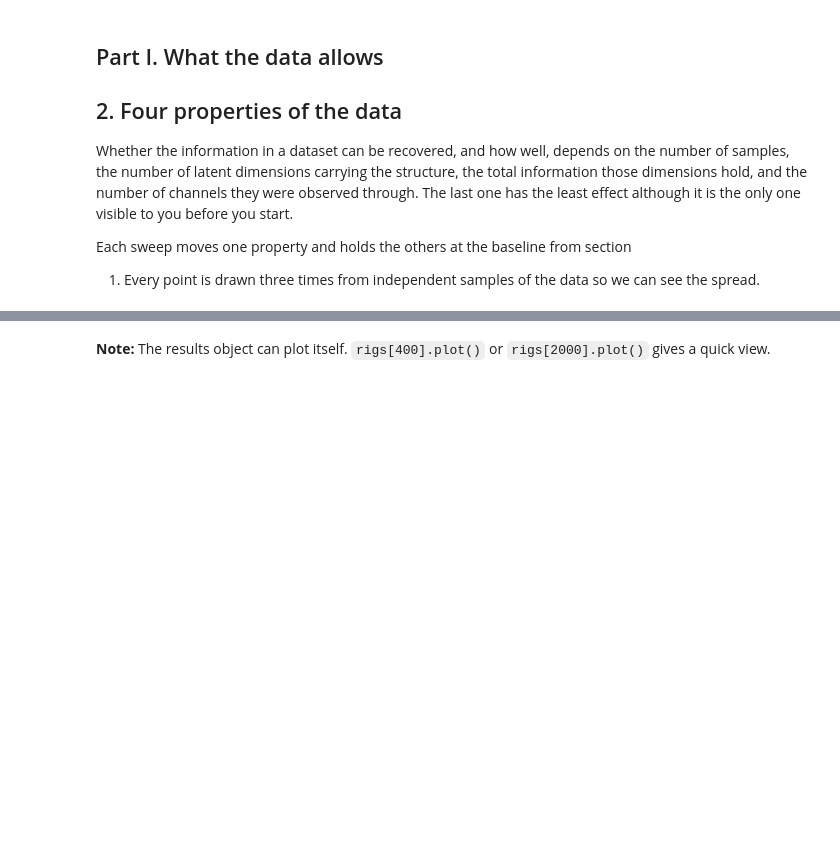
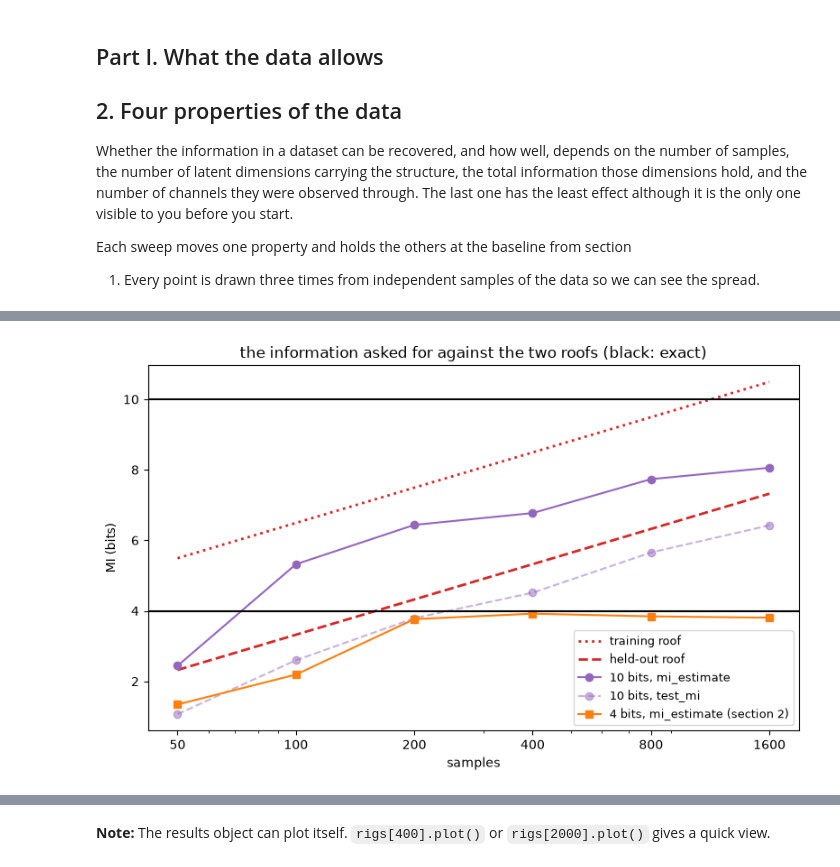
Before and after one commit to eslam-abdelaleem/NeuralMI, a Jupyter notebook: tutorials/02_Your_First_Number.ipynb, the cells around one changed output, grey strips where cells are left out. Cells and saved outputs as stored; diff of their text form; code cells hidden in the pictures; blank space fills up the shorter version.

```diff
--- a/tutorials/02_Your_First_Number.ipynb
+++ b/tutorials/02_Your_First_Number.ipynb
@@ -681 +691,26 @@ starved, 10 bits          400   10.0 |       7.464        360     8.49 |    4.67
+# %%
+fig, ax = plt.subplots(figsize=(8, 5))
+ax.plot(GRID_N, [high[n].get('train_ceiling_mi') for n in GRID_N], ':', color='tab:red',
+        lw=2, label='training roof')
+ax.plot(GRID_N, [high[n].get('test_ceiling_mi') for n in GRID_N], '--', color='tab:red',
+        lw=2, label='held-out roof')
+ax.plot(GRID_N, [high[n].mi_estimate for n in GRID_N], 'o-', color='tab:purple',
+        label=f'{HIGH_MI:.0f} bits, mi_estimate')
+ax.plot(GRID_N, [high[n].get('test_mi') for n in GRID_N], 'o--', color='tab:purple',
+        alpha=0.5, label=f'{HIGH_MI:.0f} bits, test_mi')
+ax.plot(GRID_N, [TRUE_MI * grid[(LATENT_DIM, n)].mean() for n in GRID_N], 's-',
+        color='tab:orange', label=f'{TRUE_MI:.0f} bits, mi_estimate (section 2)')
+for v in (TRUE_MI, HIGH_MI):
+    ax.axhline(v, color='k', lw=1.5)
+ax.set_xscale('log')
+ax.set_xticks(GRID_N)
+ax.set_xticklabels(GRID_N)
+ax.set_xlabel('samples')
+ax.set_ylabel('MI (bits)')
+ax.set_title('the information asked for against the two roofs (black: exact)')
+ax.legend(fontsize=9)
+fig.tight_layout()
+plt.show()
+# %% [output]
+[figure, added]
 # %% [markdown]
```
Also changed, not shown: parts of 34 cells of this notebook, 12 other files.
